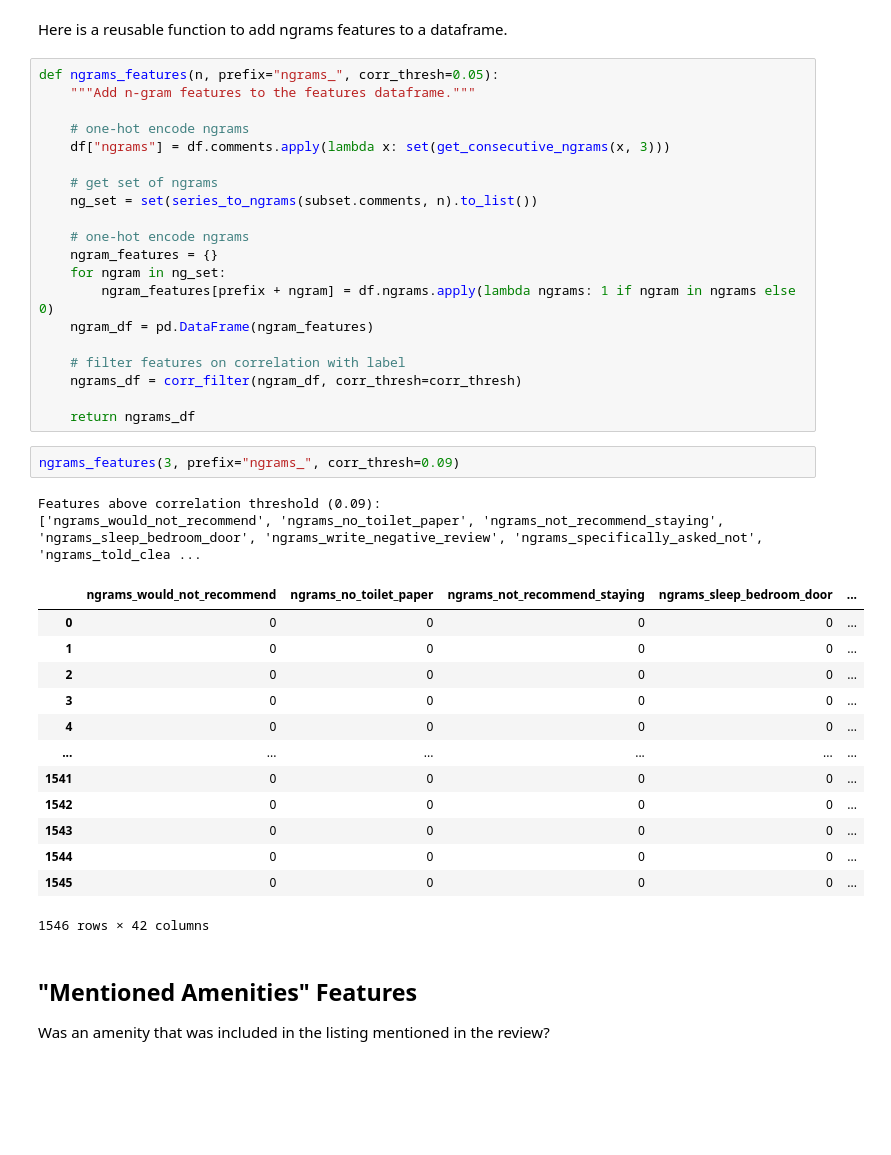
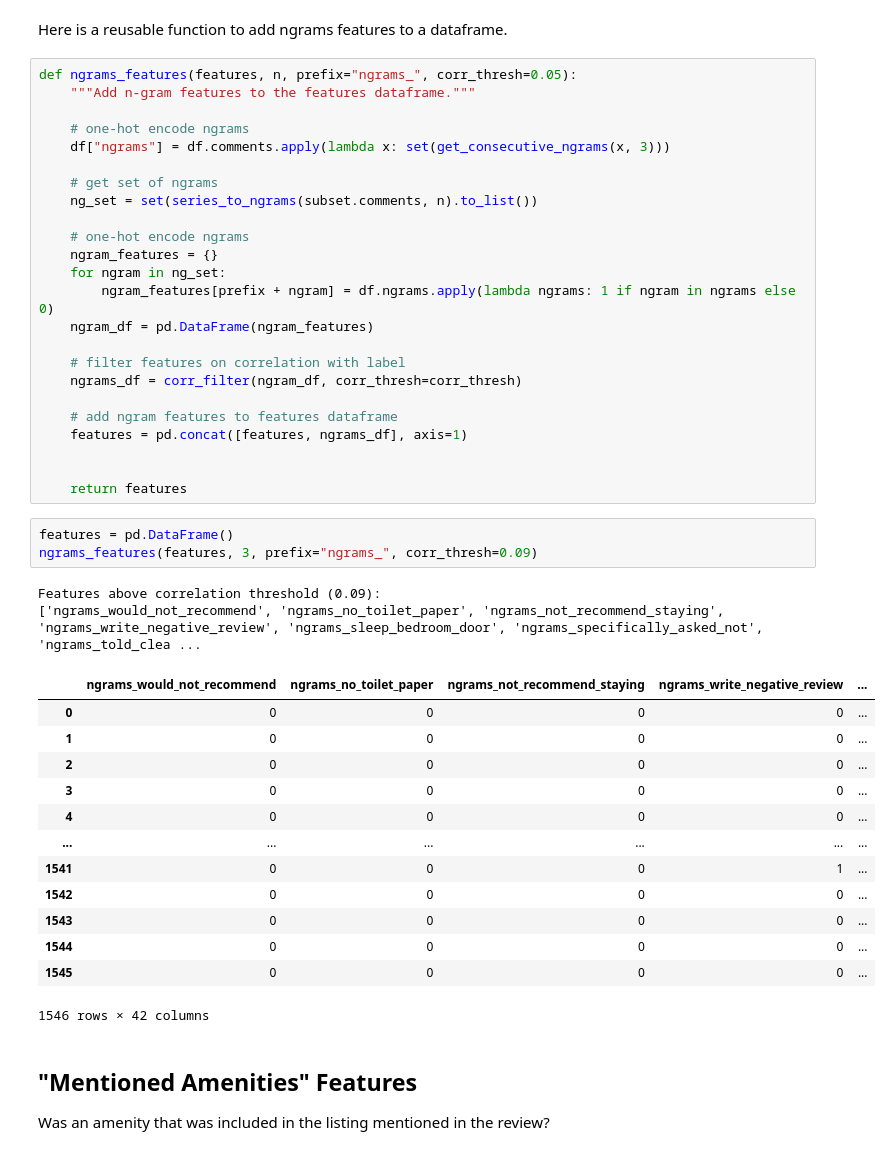
Before and after one commit to g1776/DS440CapstoneIndubitably, a Jupyter notebook: notebooks/modelling/feature_engineering.ipynb, the cells around one changed output. Drawn from its saved outputs; the diff is of its cells as text; blank space fills up the shorter version.

```diff
--- a/notebooks/modelling/feature_engineering.ipynb
+++ b/notebooks/modelling/feature_engineering.ipynb
@@ -241,7 +239,7 @@ fig.show()
 # %% [markdown]
 Here is a reusable function to add ngrams features to a dataframe.
 # %%
-def ngrams_features(n, prefix="ngrams_", corr_thresh=0.05):
+def ngrams_features(features, n, prefix="ngrams_", corr_thresh=0.05):
     """Add n-gram features to the features dataframe."""
 
     # one-hot encode ngrams
@@ -259,20 +257,25 @@ def ngrams_features(n, prefix="ngrams_", corr_thresh=0.05):
     # filter features on correlation with label
     ngrams_df = corr_filter(ngram_df, corr_thresh=corr_thresh)
 
-    return ngrams_df
+    # add ngram features to features dataframe
+    features = pd.concat([features, ngrams_df], axis=1)
+
+
+    return features
 # %%
-ngrams_features(3, prefix="ngrams_", corr_thresh=0.09)
+features = pd.DataFrame()
+ngrams_features(features, 3, prefix="ngrams_", corr_thresh=0.09)
 # %% [output]
 Features above correlation threshold (0.09):
-['ngrams_would_not_recommend', 'ngrams_no_toilet_paper', 'ngrams_not_recommend_staying', 'ngrams_sleep_bedroom_door', 'ngrams_write_negative_review', 'ngrams_specifically_asked_not', 'ngrams_told_clea ...
+['ngrams_would_not_recommend', 'ngrams_no_toilet_paper', 'ngrams_not_recommend_staying', 'ngrams_write_negative_review', 'ngrams_sleep_bedroom_door', 'ngrams_specifically_asked_not', 'ngrams_told_clea ...
-|  | ngrams_would_not_recommend | ngrams_no_toilet_paper | ngrams_not_recommend_staying | ngrams_sleep_bedroom_door | ... |
+|  | ngrams_would_not_recommend | ngrams_no_toilet_paper | ngrams_not_recommend_staying | ngrams_write_negative_review | ... |
 | 0 | 0 | 0 | 0 | 0 | ... |
 | 1 | 0 | 0 | 0 | 0 | ... |
 | 2 | 0 | 0 | 0 | 0 | ... |
 | 3 | 0 | 0 | 0 | 0 | ... |
 | 4 | 0 | 0 | 0 | 0 | ... |
 | ... | ... | ... | ... | ... | ... |
-| 1541 | 0 | 0 | 0 | 0 | ... |
+| 1541 | 0 | 0 | 0 | 1 | ... |
 | 1542 | 0 | 0 | 0 | 0 | ... |
 | 1543 | 0 | 0 | 0 | 0 | ... |
 | 1544 | 0 | 0 | 0 | 0 | ... |
```
Also changed, not shown: parts of 9 cells of this notebook, 8 other files.
